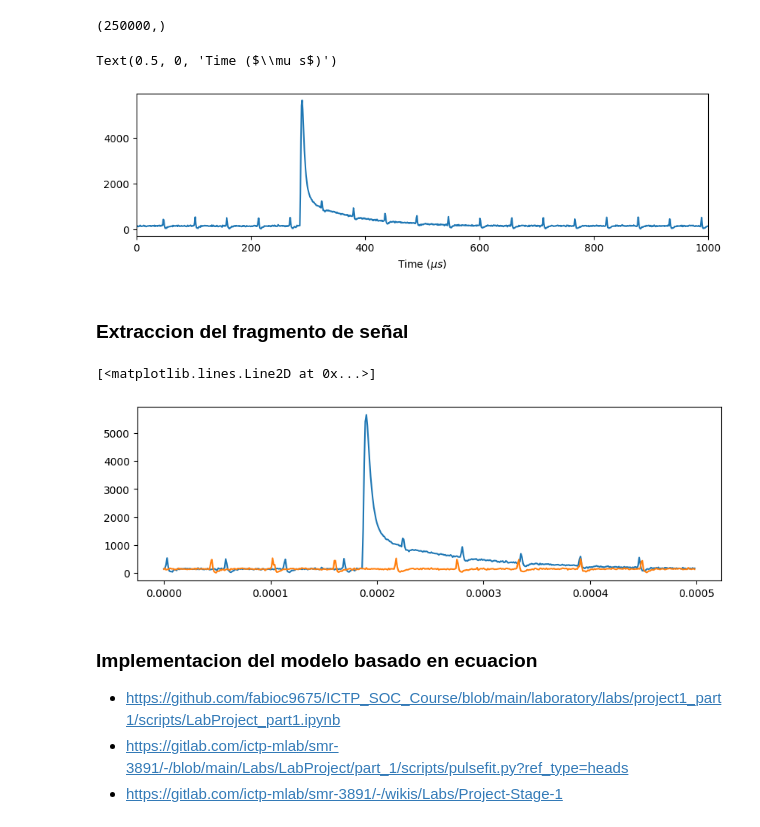
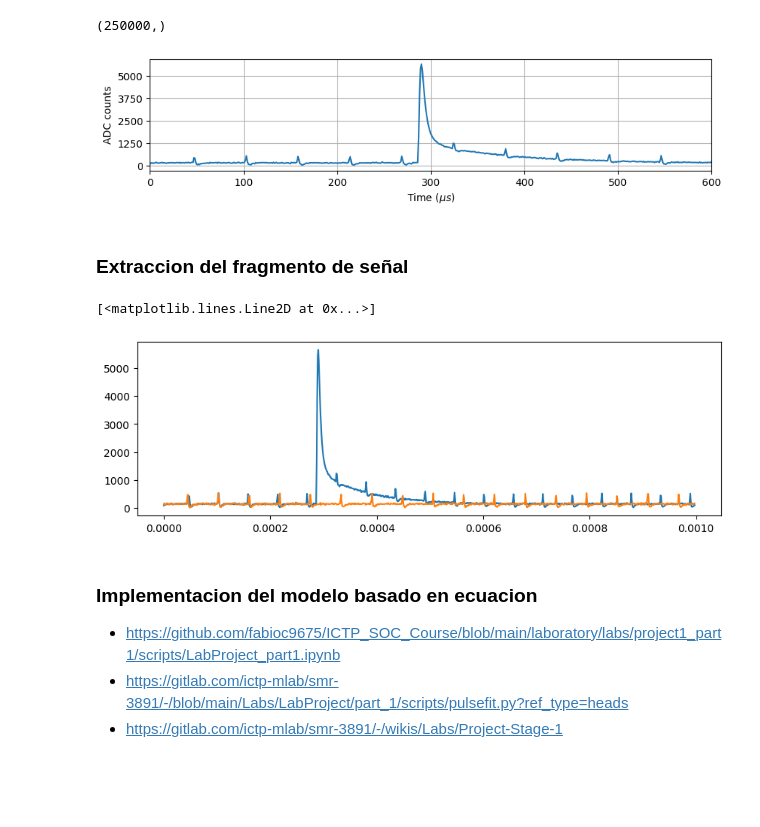
Before and after one commit to fabioc9675/TrapezoidalShaper_Prj, a Jupyter notebook: Notebooks/SimulateSignal.ipynb, the cells around one changed output. Cells and saved outputs as stored; diff of their text form; code cells hidden in the pictures; blank space fills up the shorter version.

Commit message:
Creation of Figures for Paper

```diff
--- a/Notebooks/SimulateSignal.ipynb
+++ b/Notebooks/SimulateSignal.ipynb
@@ -46,19 +46,24 @@ print(real_data.shape)
 # %%
 t_ = (t - 0.1273) * 1E6
 
-plt.figure(figsize=(10,2.5))
+plt.figure(figsize=(10,2))
 plt.plot(t_,real_data)
 #plt.xlim([0.1273,0.1283])
-plt.xlim([0 ,0.001*1E6])
+#plt.title("Real Signal")
+plt.xlim([0 ,0.0006*1E6])
 plt.xlabel("Time ($\mu s$)")
+plt.ylabel("ADC counts")
+plt.yticks([0,1250,2500,3750,5000])
+plt.grid(True)
+
+plt.savefig("output/signalRecorded.pdf", format="pdf", bbox_inches="tight")
 # %% [output]
-Text(0.5, 0, 'Time ($\\mu s$)')
-[figure, old version]
+[figure, new version]
 # %% [markdown]
 ### Extraccion del fragmento de señal
 # %%
-reduced_real  = real_data[int(0.1274*Fs):int(0.1279*Fs)-1]
-reduced_noise = real_data[int(0*Fs):int(0.0005*Fs)-1]
+reduced_real  = real_data[int(0.1273*Fs):int(0.1283*Fs)-2]
+reduced_noise = real_data[int(0*Fs):int(0.001*Fs)-2]
 #reduced_real = reduced_real/np.max(reduced_real)
 reduced_t = np.arange(0,(len(reduced_real)/Fs), 1/Fs)
 
@@ -67,7 +72,7 @@ plt.plot(reduced_t,reduced_real)
 plt.plot(reduced_t,reduced_noise)
 # %% [output]
 [<matplotlib.lines.Line2D at 0x...>]
-[figure, old version]
+[figure, new version]
 # %% [markdown]
 ### Implementacion del modelo basado en ecuacion
 
```
Also changed, not shown: parts of 10 cells of this notebook, 6 other files.
